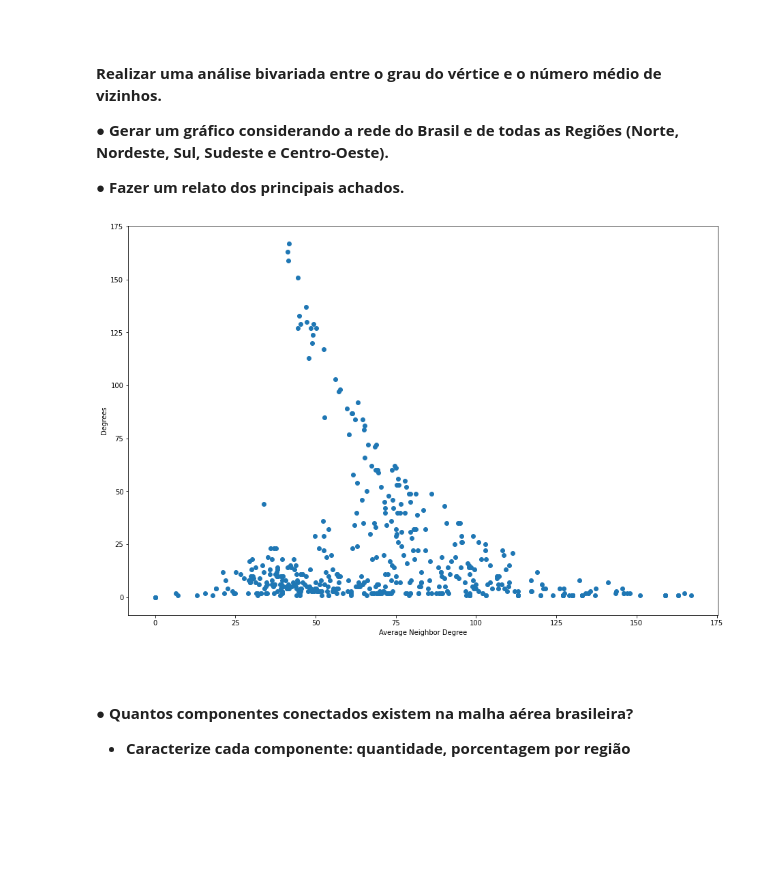
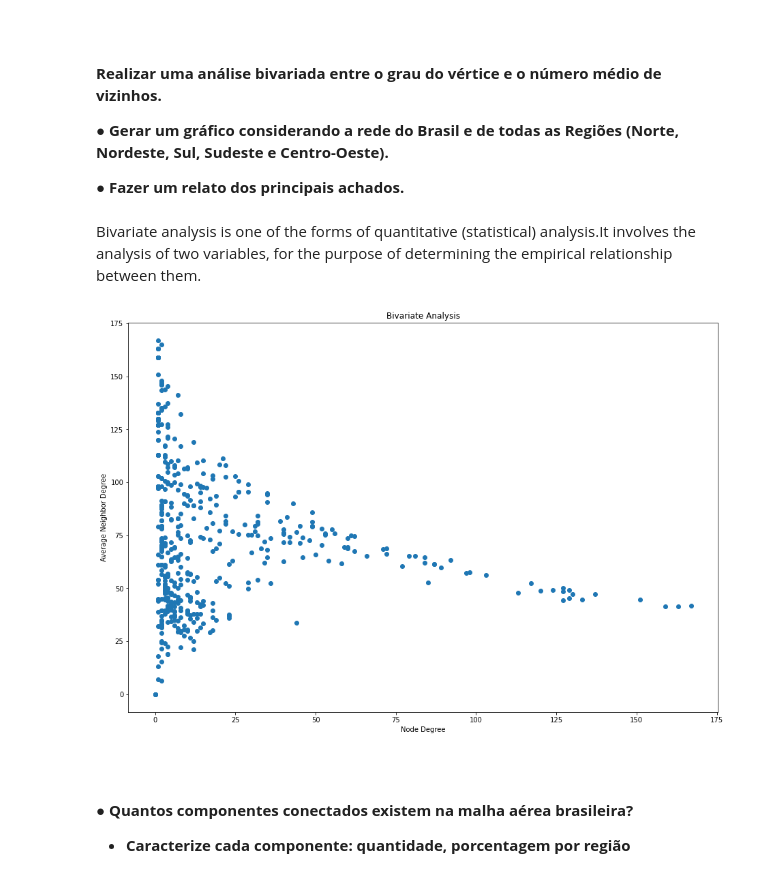
Before and after one commit to matheusriv/network_analysis_2021.2, a Jupyter notebook: Trabalho Unidade 01/Trabalho_2_Unidade_1.ipynb, the cells around one changed output. Saved outputs shown, nothing was run; the diff lists cells and outputs as text; code cells hidden in the pictures; blank space fills up the shorter version.

```diff
--- a/Trabalho Unidade 01/Trabalho_2_Unidade_1.ipynb
+++ b/Trabalho Unidade 01/Trabalho_2_Unidade_1.ipynb
@@ -128,21 +124,23 @@ When analyzing the graph, it is noticed that the regions tend to connect with th
 **● Gerar um gráfico considerando a rede do Brasil e de todas as Regiões (Norte, Nordeste, Sul, Sudeste e Centro-Oeste).**
 
 **● Fazer um relato dos principais achados.**
+# %% [markdown]
+Bivariate analysis is one of the forms of quantitative (statistical) analysis.It involves the analysis of two variables, for the purpose of determining the empirical relationship between them.
 # %%
 average_neighbor_degree_list = list(nx.average_neighbor_degree(SG).values())
 
-degrees_list = list(degrees.values())
+degrees_list = list({node: val for (node, val) in SG.degree()}.values())
 # %%
-df = pd.DataFrame({'average_neighbor_degree': average_neighbor_degree_list,
-                   'degrees': degrees_list})
-plt.scatter(df.average_neighbor_degree, df.degrees)
-plt.xlabel('Average Neighbor Degree')
-plt.ylabel('Degrees')
+df = pd.DataFrame({'degrees': degrees_list,
+                   'average_neighbor_degree': average_neighbor_degree_list})
+plt.scatter(df.degrees, df.average_neighbor_degree)
+plt.title('Bivariate Analysis')
+plt.xlabel('Node Degree')
+plt.ylabel('Average Neighbor Degree')
 fig = plt.gcf()
 fig.set_size_inches(15.5, 10.5)
-fig.savefig('images/analise_bivariada.png', dpi=100)
 # %% [output]
-[figure, old version]
+[figure, new version]
 # %% [markdown]
 <br />
 
```
Also changed, not shown: parts of 15 cells of this notebook, 5 other files.
